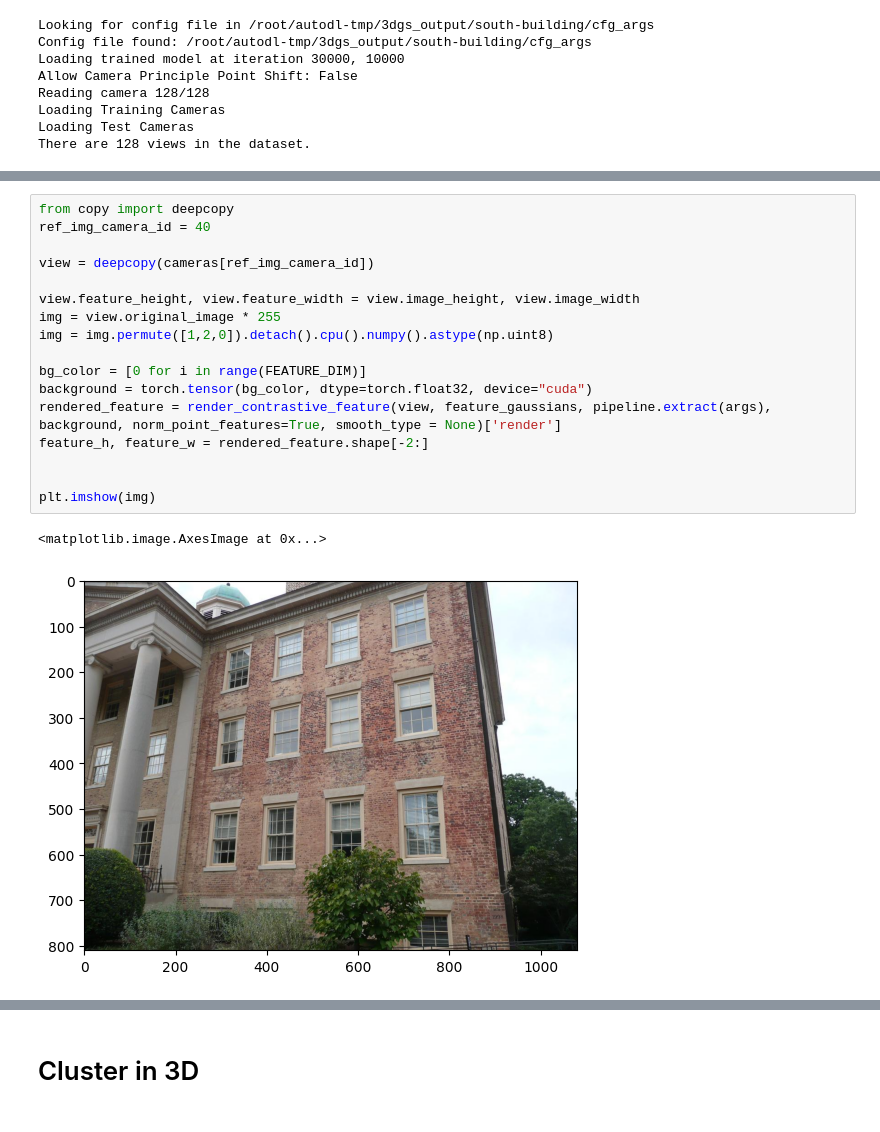
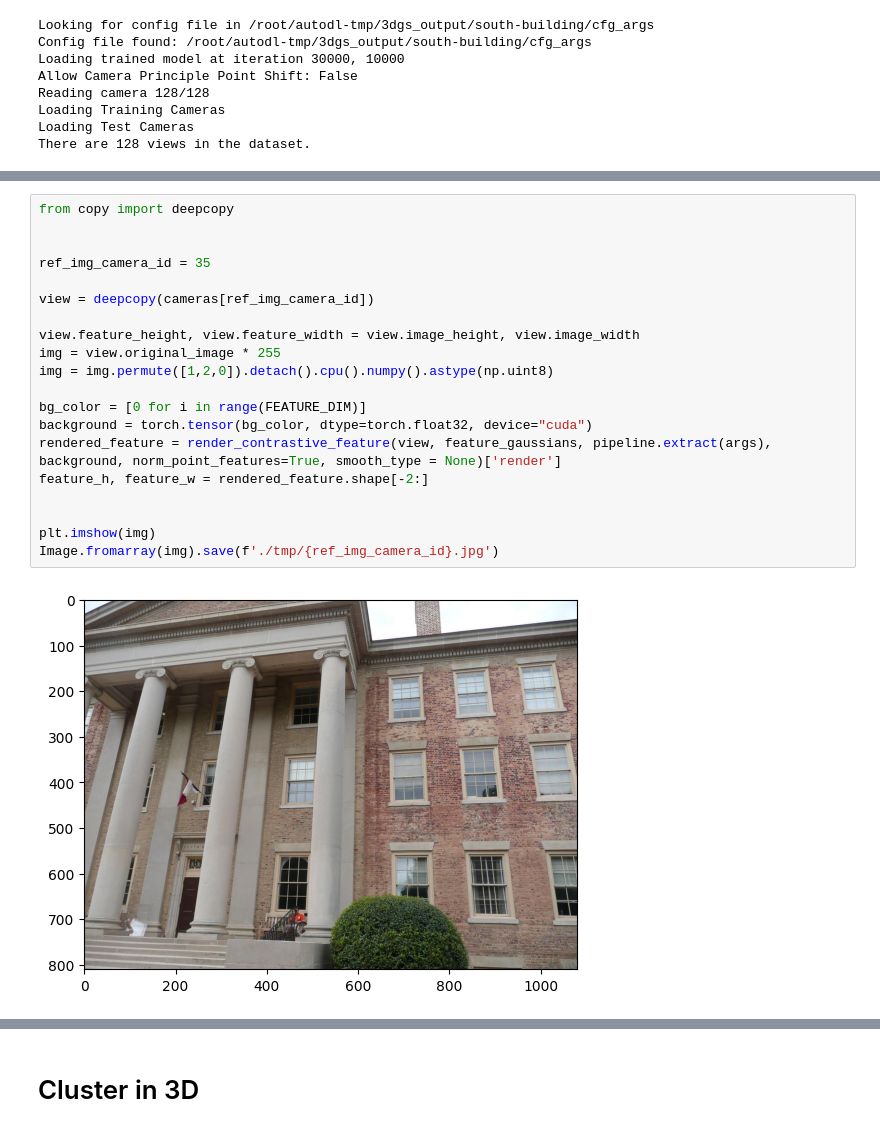
Before and after one commit to Strange-tech/Splat-n-Replace, a Jupyter notebook: template_3dgs.ipynb, the cells around one changed output, grey strips where cells are left out. Saved outputs shown, nothing was run; the diff lists cells and outputs as text.

```diff
--- a/template_3dgs.ipynb
+++ b/template_3dgs.ipynb
@@ -160,20 +164,22 @@ q_trans, q_trans_ = get_quantile_func(all_scales, 'uniform')
 # %%
 from copy import deepcopy
-ref_img_camera_id = 40
+
+
+ref_img_camera_id = 35
 
 view = deepcopy(cameras[ref_img_camera_id])
 
 view.feature_height, view.feature_width = view.image_height, view.image_width
 img = view.original_image * 255
 img = img.permute([1,2,0]).detach().cpu().numpy().astype(np.uint8)
 
 bg_color = [0 for i in range(FEATURE_DIM)]
 background = torch.tensor(bg_color, dtype=torch.float32, device="cuda")
 rendered_feature = render_contrastive_feature(view, feature_gaussians, pipeline.extract(args), background, norm_point_features=True, smooth_type = None)['render']
 feature_h, feature_w = rendered_feature.shape[-2:]
 
 
 plt.imshow(img)
+Image.fromarray(img).save(f'./tmp/{ref_img_camera_id}.jpg')
 # %% [output]
-<matplotlib.image.AxesImage at 0x...>
-[figure, old version]
+[figure, new version]
```
Also changed, not shown: parts of 9 cells of this notebook, 5 other files.
